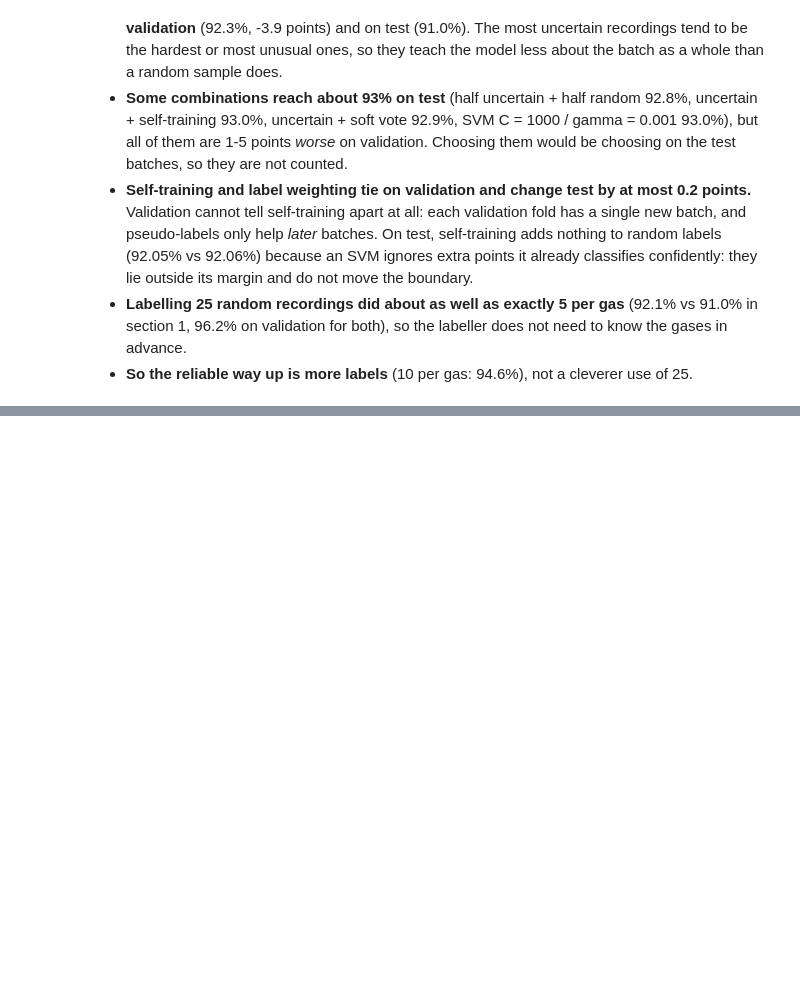
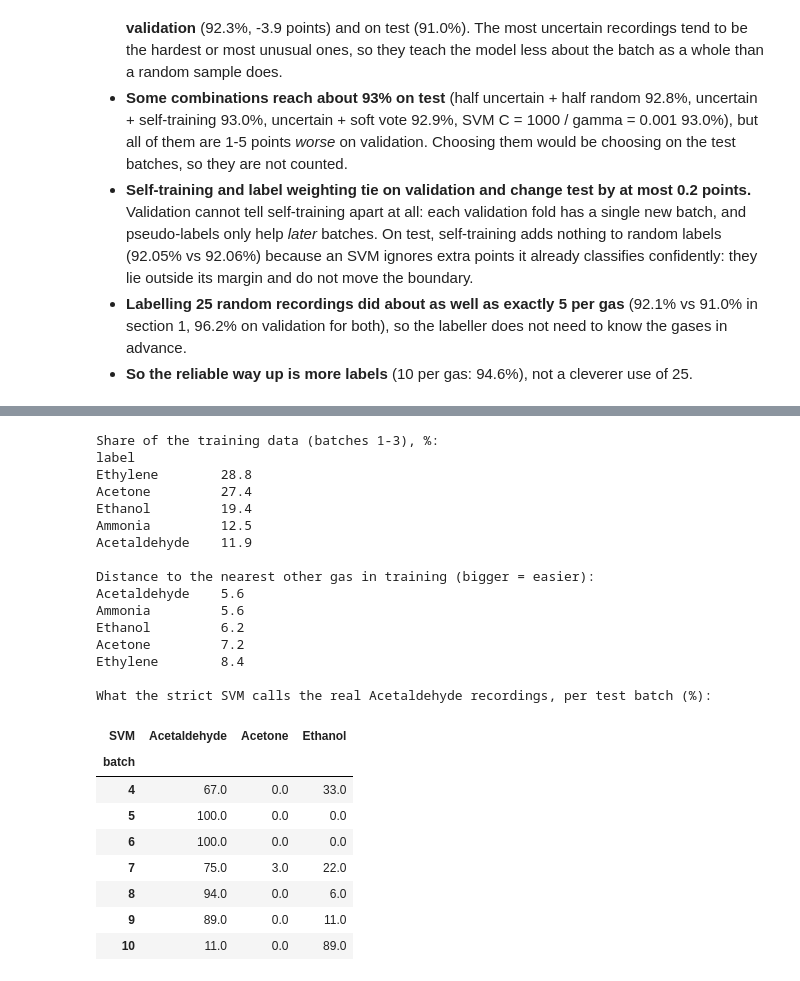
Before and after one commit to kirangautham-82899/Drift-Robust-Gas-Classification, a Jupyter notebook: notebooks/13_drift_adaptation.ipynb, the cells around one changed output, grey strips where cells are left out. Cells and saved outputs as stored; diff of their text form; code cells hidden in the pictures; blank space fills up the shorter version.

```diff
--- a/notebooks/13_drift_adaptation.ipynb
+++ b/notebooks/13_drift_adaptation.ipynb
@@ -275,0 +284,49 @@ plt.show()
+# %%
+from src import data_loader as dl
+from sklearn.preprocessing import StandardScaler
+
+GAS = {1: "Ethanol", 2: "Ethylene", 3: "Ammonia", 4: "Acetaldehyde", 5: "Acetone"}
+data = dl.remove_toluene(dl.load_all())
+train13 = data[data["batch"] <= 3]
+share = train13["label"].map(GAS).value_counts(normalize=True) * 100
+
+# distance between the gases' average recordings in the training batches (training scaler), bigger = easier to separate
+Z = pd.DataFrame(StandardScaler().fit(train13[dl.FEATURE_COLS]).transform(train13[dl.FEATURE_COLS]))
+centres = Z.groupby(train13["label"].map(GAS).to_numpy()).mean()
+dist = pd.DataFrame({a: {b: np.linalg.norm(centres.loc[a] - centres.loc[b]) for b in centres.index} for a in centres.index})
+nearest = dist.replace(0, np.nan).min()
+
+dash = pd.read_csv("../results/dashboard_predictions.csv")
+ace = dash[dash["label"] == 4]
+called = pd.crosstab(ace["batch"], ace["SVM"].map(GAS), normalize="index") * 100
+
+print("Share of the training data (batches 1-3), %:"); print(share.round(1).to_string())
+print("\nDistance to the nearest other gas in training (bigger = easier):"); print(nearest.sort_values().round(1).to_string())
+print("\nWhat the strict SVM calls the real Acetaldehyde recordings, per test batch (%):")
+called.round(0)
+# %% [output]
+Share of the training data (batches 1-3), %:
+label
+Ethylene        28.8
+Acetone         27.4
+Ethanol         19.4
+Ammonia         12.5
+Acetaldehyde    11.9
+
+Distance to the nearest other gas in training (bigger = easier):
+Acetaldehyde    5.6
+Ammonia         5.6
+Ethanol         6.2
+Acetone         7.2
+Ethylene        8.4
+
+What the strict SVM calls the real Acetaldehyde recordings, per test batch (%):
+| SVM | Acetaldehyde | Acetone | Ethanol |
+| batch |  |  |  |
+| 4 | 67.0 | 0.0 | 33.0 |
+| 5 | 100.0 | 0.0 | 0.0 |
+| 6 | 100.0 | 0.0 | 0.0 |
+| 7 | 75.0 | 3.0 | 22.0 |
+| 8 | 94.0 | 0.0 | 6.0 |
+| 9 | 89.0 | 0.0 | 11.0 |
+| 10 | 11.0 | 0.0 | 89.0 |
```
Also changed, not shown: parts of 6 cells of this notebook, 8 other files.
